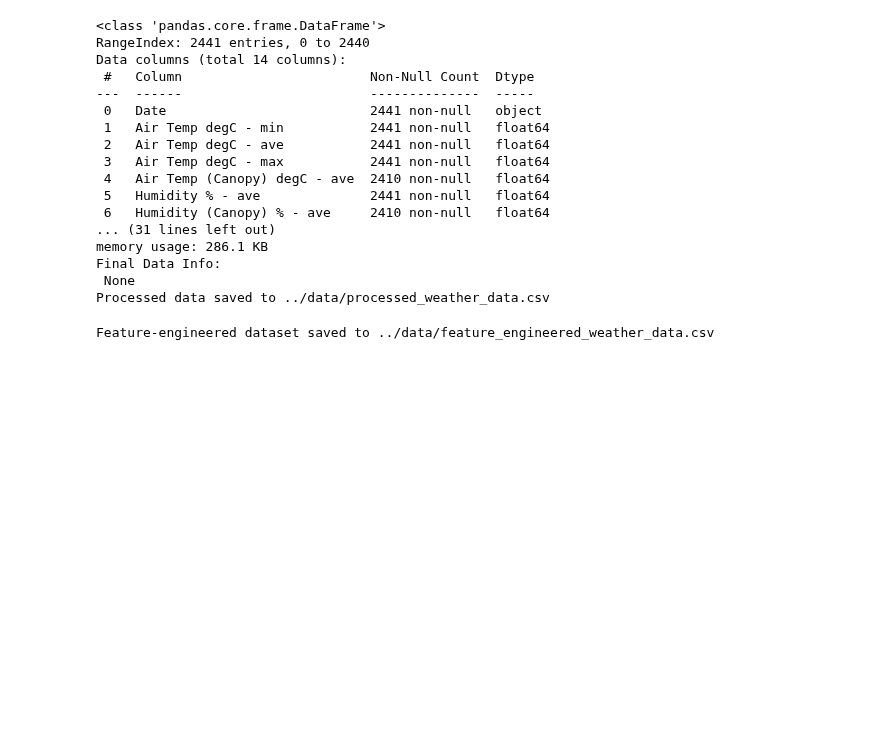
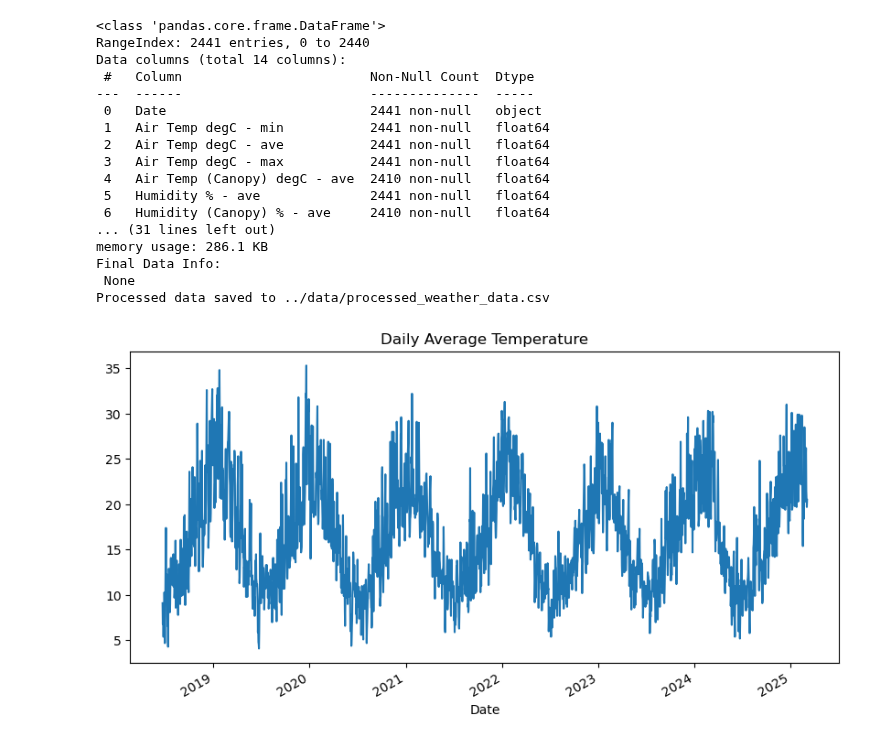
Before and after one commit to subin-seol/AgVic-Weather-Disease-Model, a Jupyter notebook: notebooks/01_data_preprocessing.ipynb, the cells around one changed output. Drawn from its saved outputs; the diff is of its cells as text; code cells hidden in the pictures; blank space fills up the shorter version.

```diff
--- a/notebooks/01_data_preprocessing.ipynb
+++ b/notebooks/01_data_preprocessing.ipynb
@@ -41,33 +42,10 @@ memory usage: 286.1 KB
 Final Data Info:
  None
 Processed data saved to ../data/processed_weather_data.csv
-# %%
-df = pd.read_csv(processed_file, encoding='utf-8')
-df["Date"] = pd.to_datetime(df["Date"], format="%d/%m/%Y", errors="coerce")
-
-df["Year"] = df["Date"].dt.year
-df["Month"] = df["Date"].dt.month
-df["Day"] = df["Date"].dt.day
-df["Weekday"] = df["Date"].dt.weekday  # Monday = 0, Sunday = 6
-
-def assign_season(month):
-    if month in [12, 1, 2]: return "Summer"
-    elif month in [3, 4, 5]: return "Autumn"
-    elif month in [6, 7, 8]: return "Winter"
-    else: return "Spring"
-
-df["Season"] = df["Month"].apply(assign_season)
-
-df["Temp_Range"] = df["Air Temp degC - max"] - df["Air Temp degC - min"]
-df["Humidity_Range"] = df["Humidity % - ave"] - df["Humidity (Canopy) % - ave"]
-
-for col in ["Air Temp degC - ave", "Humidity % - ave", "Rainfall mm - raw"]:
-    df[f"{col}_7d_avg"] = df[col].rolling(window=7).mean()
-    df[f"{col}_30d_avg"] = df[col].rolling(window=30).mean()
-    df[f"{col}_lag1"] = df[col].shift(1)
-
-df.dropna(inplace=True)
-df.to_csv(feature_engineered_file, index=False)
-print(f"Feature-engineered dataset saved to {feature_engineered_file}")
-# %% [output]
-Feature-engineered dataset saved to ../data/feature_engineered_weather_data.csv
+# %%
+plt.figure(figsize=(10,5))
+df.set_index("Date")["Air Temp degC - ave"].plot()
+plt.title("Daily Average Temperature")
+plt.show()
+# %% [output]
+[figure, added]
```
Also changed, not shown: parts of 5 cells of this notebook.
